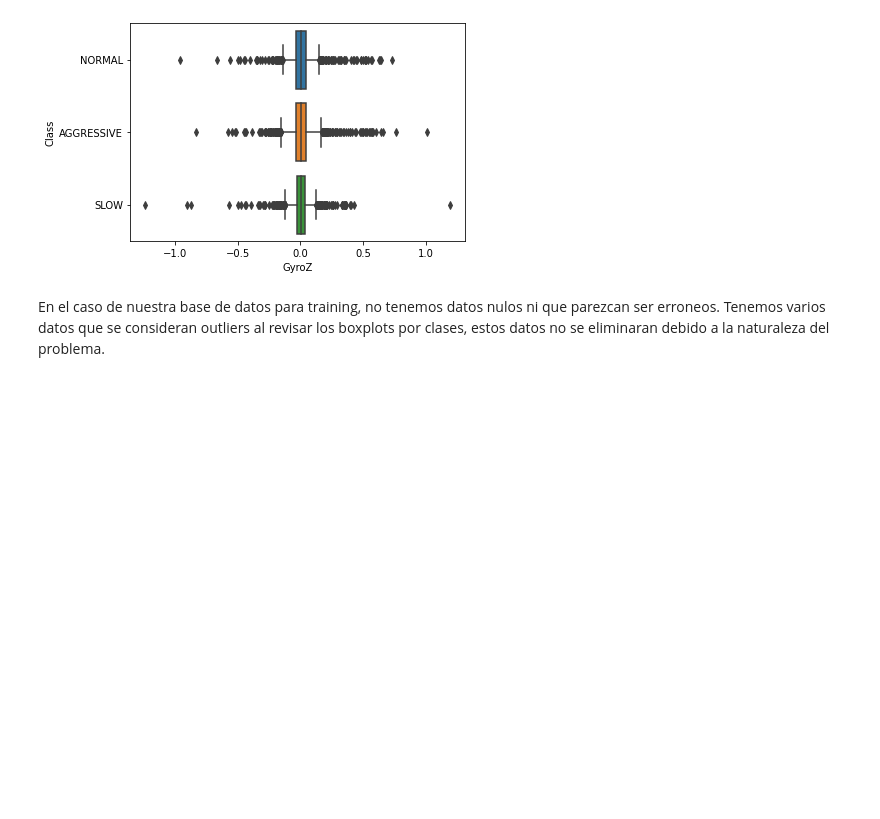
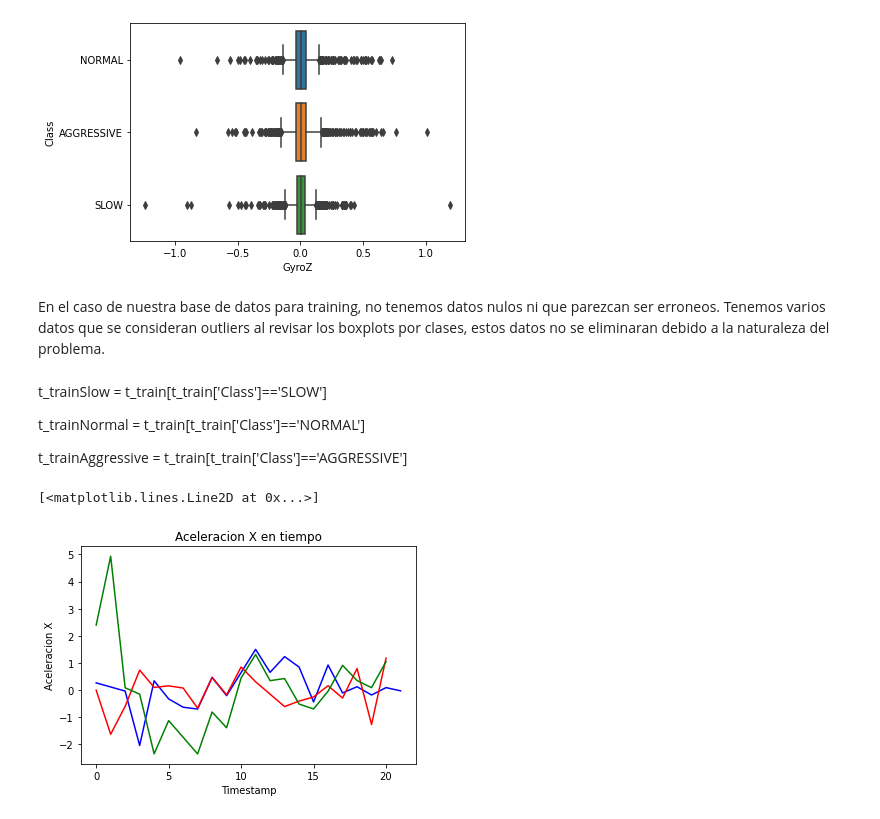
Before and after one commit to NoMolestar/Driving-Behavior-IA, a Jupyter notebook: code/Driving_Behavior.ipynb, the cells around one changed output. Drawn from its saved outputs; the diff is of its cells as text; code cells hidden in the pictures; blank space fills up the shorter version.

```diff
--- a/code/Driving_Behavior.ipynb
+++ b/code/Driving_Behavior.ipynb
@@ -73,3 +76,9 @@ t_train.describe()
 | 50% | 0.003931 | -0.080833 | 0.002262 | 0.001985 | -0.001833 | 0.002978 | 3.582702e+06 |
 | 75% | 0.595987 | 0.452401 | 0.556157 | 0.031918 | 0.051313 | 0.040852 | 3.583270e+06 |
 | max | 4.985548 | 4.245151 | 5.171739 | 0.849255 | 1.679879 | 1.190500 | 3.583791e+06 |
+# %%
+# Normalizamos los datos de Timestamp, los hacemos comenzar en 0
+t_train['Timestamp'] = t_train['Timestamp'] - t_train['Timestamp'].min()
+#quitamos los registros duplicados del mismo segundo
+t_train['Timestamp'] = [2*t_train['Timestamp'][i]+((i+1)%2) for i in range(len(t_train))]
+t_train['Timestamp']
@@ -75,0 +98,3 @@ t_train.describe()
+# %%
+t_train = t_train.sort_values(by=['Timestamp'])
+t_train.describe()
@@ -167,3 +202,24 @@ sns.boxplot(t_train['GyroZ'],y=t_train['Class'])
 [figure]
 # %% [markdown]
 En el caso de nuestra base de datos para training, no tenemos datos nulos ni que parezcan ser erroneos. Tenemos varios datos que se consideran outliers al revisar los boxplots por clases, estos datos no se eliminaran debido a la naturaleza del problema.
+# %% [markdown]
+t_trainSlow = t_train[t_train['Class']=='SLOW']
+
+t_trainNormal = t_train[t_train['Class']=='NORMAL']
+
+t_trainAggressive = t_train[t_train['Class']=='AGGRESSIVE']
+# %%
+plt.title('Aceleracion X en tiempo')
+plt.xlabel('Timestamp')
+plt.ylabel('Aceleracion X')
+tS = t_trainSlow['Timestamp'][:20]-t_trainSlow['Timestamp'].min()
+tN = t_trainNormal['Timestamp'][:20]-t_trainNormal['Timestamp'].min()
+tA = t_trainAggressive['Timestamp'][:20]-t_trainAggressive['Timestamp'].min()
+
+
+plt.plot(tS, t_trainSlow['AccX'][:20], color='blue')
+plt.plot(tN, t_trainNormal['AccX'][:20], color='red')
+plt.plot(tA, t_trainAggressive['AccX'][:20], color='green')
+# %% [output]
+[<matplotlib.lines.Line2D at 0x...>]
+[figure, added]
```
Also changed, not shown: parts of 13 cells of this notebook.
